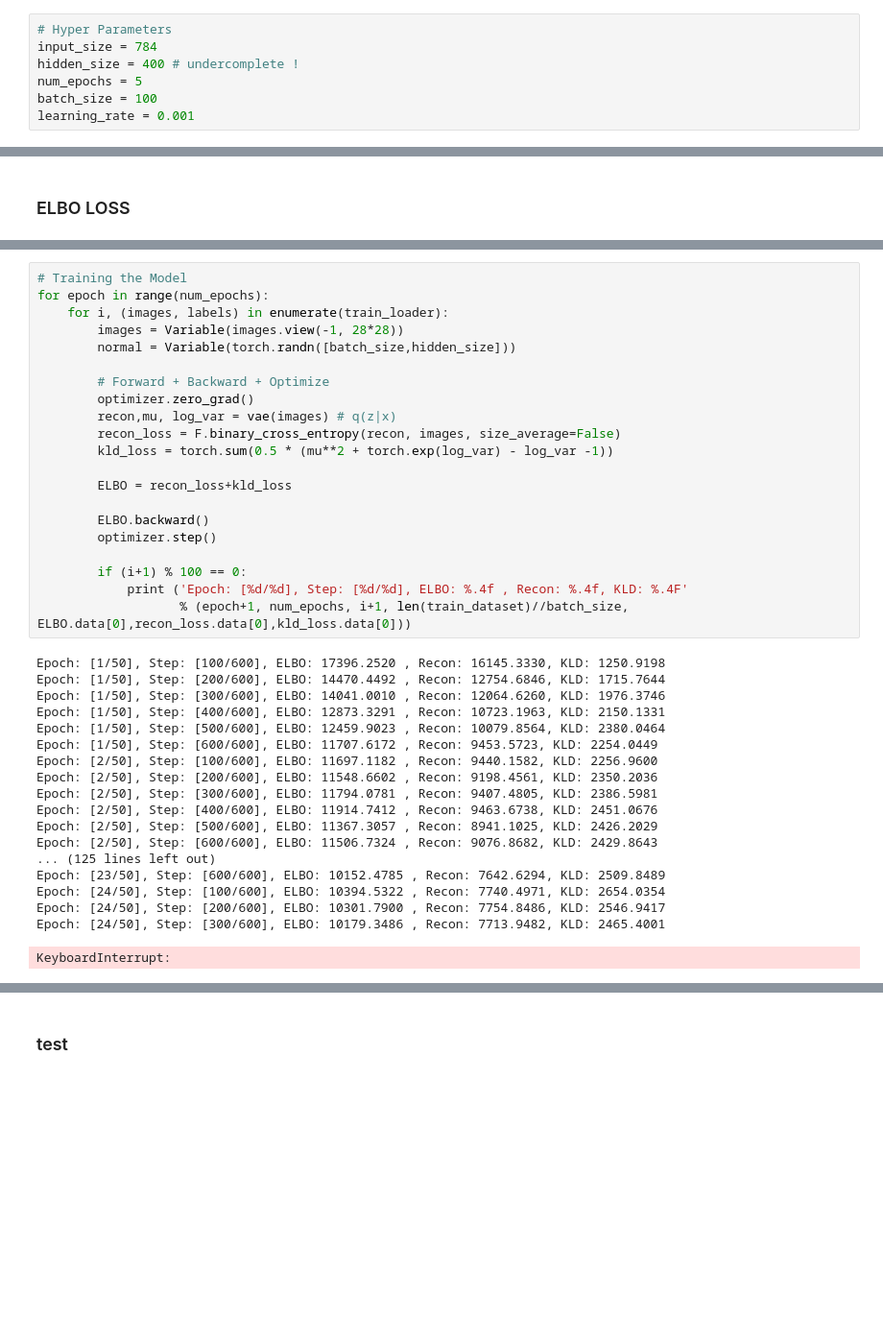
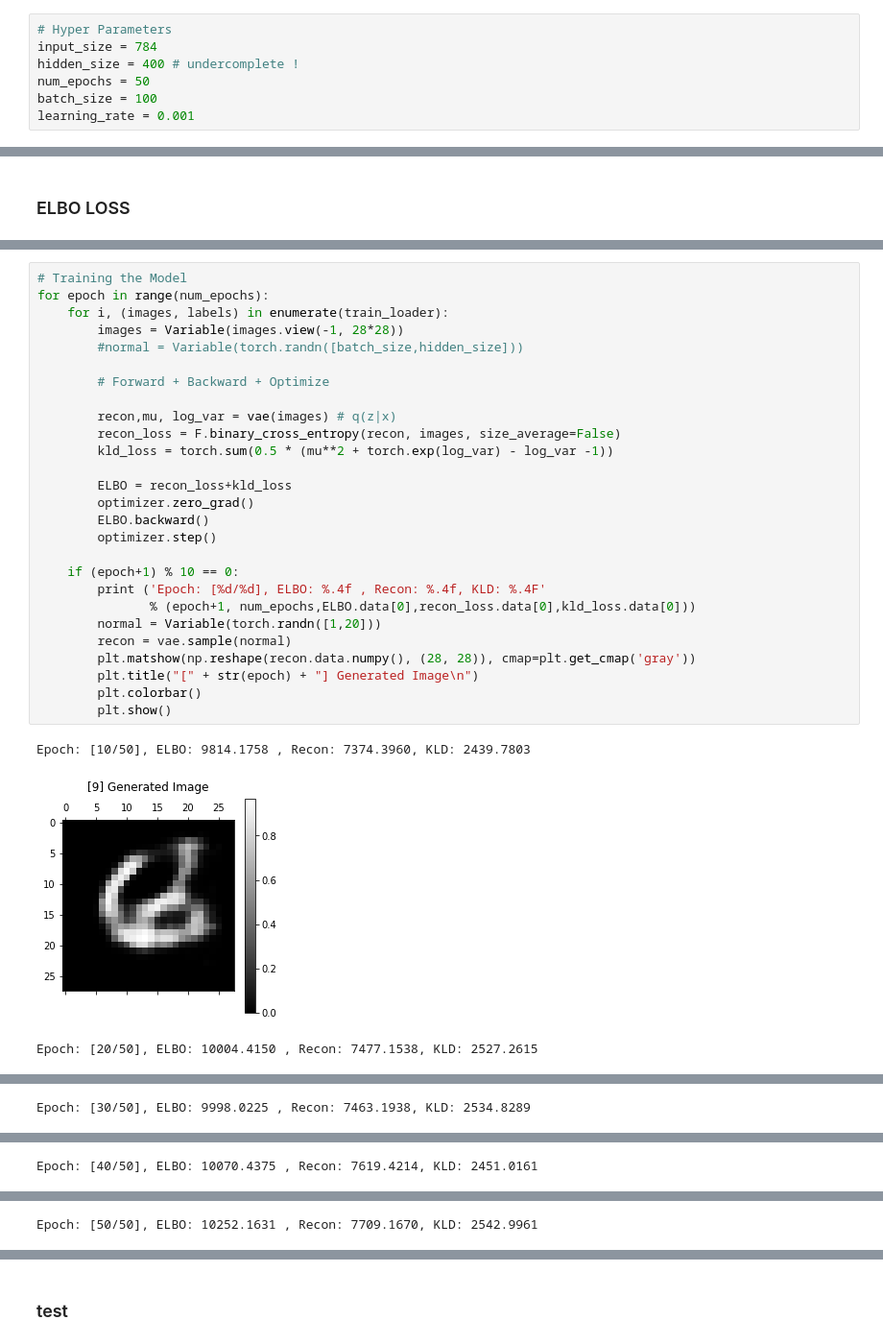
Before and after one commit to DSKSD/Pytorch_models, a Jupyter notebook: generative_model/03.Variational_Autoencoder.ipynb, the cells around one changed output, grey strips where cells are left out. Shown at 96% size. Drawn from its saved outputs; the diff is of its cells as text; blank space fills up the shorter version.

```diff
--- a/generative_model/03.Variational_Autoencoder.ipynb
+++ b/generative_model/03.Variational_Autoencoder.ipynb
@@ -23,7 +23,7 @@ import numpy as np
 # Hyper Parameters
 input_size = 784
 hidden_size = 400 # undercomplete !
-num_epochs = 5
+num_epochs = 50
 batch_size = 100
 learning_rate = 0.001
 # %%
@@ -90,40 +88,31 @@ optimizer = torch.optim.Adam(vae.parameters(), lr=learning_rate)
 # %%
 # Training the Model
 for epoch in range(num_epochs):
     for i, (images, labels) in enumerate(train_loader):
         images = Variable(images.view(-1, 28*28))
-        normal = Variable(torch.randn([batch_size,hidden_size]))
+        #normal = Variable(torch.randn([batch_size,hidden_size]))
 
         # Forward + Backward + Optimize
-        optimizer.zero_grad()
+
         recon,mu, log_var = vae(images) # q(z|x)
         recon_loss = F.binary_cross_entropy(recon, images, size_average=False)
         kld_loss = torch.sum(0.5 * (mu**2 + torch.exp(log_var) - log_var -1))
 
         ELBO = recon_loss+kld_loss
-
+        optimizer.zero_grad()
         ELBO.backward()
         optimizer.step()
 
-        if (i+1) % 100 == 0:
-            print ('Epoch: [%d/%d], Step: [%d/%d], ELBO: %.4f , Recon: %.4f, KLD: %.4F'
-                   % (epoch+1, num_epochs, i+1, len(train_dataset)//batch_size, ELBO.data[0],recon_loss.data[0],kld_loss.data[0]))
+    if (epoch+1) % 10 == 0:
+        print ('Epoch: [%d/%d], ELBO: %.4f , Recon: %.4f, KLD: %.4F'
+               % (epoch+1, num_epochs,ELBO.data[0],recon_loss.data[0],kld_loss.data[0]))
+        normal = Variable(torch.randn([1,20]))
+        recon = vae.sample(normal)
+        plt.matshow(np.reshape(recon.data.numpy(), (28, 28)), cmap=plt.get_cmap('gray'))
+        plt.title("[" + str(epoch) + "] Generated Image\n")
+        plt.colorbar()
+        plt.show()
 # %% [output]
-Epoch: [1/50], Step: [100/600], ELBO: 17396.2520 , Recon: 16145.3330, KLD: 1250.9198
-Epoch: [1/50], Step: [200/600], ELBO: 14470.4492 , Recon: 12754.6846, KLD: 1715.7644
-Epoch: [1/50], Step: [300/600], ELBO: 14041.0010 , Recon: 12064.6260, KLD: 1976.3746
-Epoch: [1/50], Step: [400/600], ELBO: 12873.3291 , Recon: 10723.1963, KLD: 2150.1331
-Epoch: [1/50], Step: [500/600], ELBO: 12459.9023 , Recon: 10079.8564, KLD: 2380.0464
-Epoch: [1/50], Step: [600/600], ELBO: 11707.6172 , Recon: 9453.5723, KLD: 2254.0449
-Epoch: [2/50], Step: [100/600], ELBO: 11697.1182 , Recon: 9440.1582, KLD: 2256.9600
-Epoch: [2/50], Step: [200/600], ELBO: 11548.6602 , Recon: 9198.4561, KLD: 2350.2036
-Epoch: [2/50], Step: [300/600], ELBO: 11794.0781 , Recon: 9407.4805, KLD: 2386.5981
-Epoch: [2/50], Step: [400/600], ELBO: 11914.7412 , Recon: 9463.6738, KLD: 2451.0676
-Epoch: [2/50], Step: [500/600], ELBO: 11367.3057 , Recon: 8941.1025, KLD: 2426.2029
-Epoch: [2/50], Step: [600/600], ELBO: 11506.7324 , Recon: 9076.8682, KLD: 2429.8643
-... (125 lines left out)
-Epoch: [23/50], Step: [600/600], ELBO: 10152.4785 , Recon: 7642.6294, KLD: 2509.8489
-Epoch: [24/50], Step: [100/600], ELBO: 10394.5322 , Recon: 7740.4971, KLD: 2654.0354
-Epoch: [24/50], Step: [200/600], ELBO: 10301.7900 , Recon: 7754.8486, KLD: 2546.9417
-Epoch: [24/50], Step: [300/600], ELBO: 10179.3486 , Recon: 7713.9482, KLD: 2465.4001
+Epoch: [10/50], ELBO: 9814.1758 , Recon: 7374.3960, KLD: 2439.7803
+[figure, added]
-KeyboardInterrupt:
+Epoch: [20/50], ELBO: 10004.4150 , Recon: 7477.1538, KLD: 2527.2615
@@ -129,0 +120 @@ KeyboardInterrupt:
+Epoch: [30/50], ELBO: 9998.0225 , Recon: 7463.1938, KLD: 2534.8289
@@ -129,0 +122 @@ KeyboardInterrupt:
+Epoch: [40/50], ELBO: 10070.4375 , Recon: 7619.4214, KLD: 2451.0161
@@ -129,0 +124 @@ KeyboardInterrupt:
+Epoch: [50/50], ELBO: 10252.1631 , Recon: 7709.1670, KLD: 2542.9961
```
Also changed, not shown: parts of 3 cells of this notebook, 1 other file.
